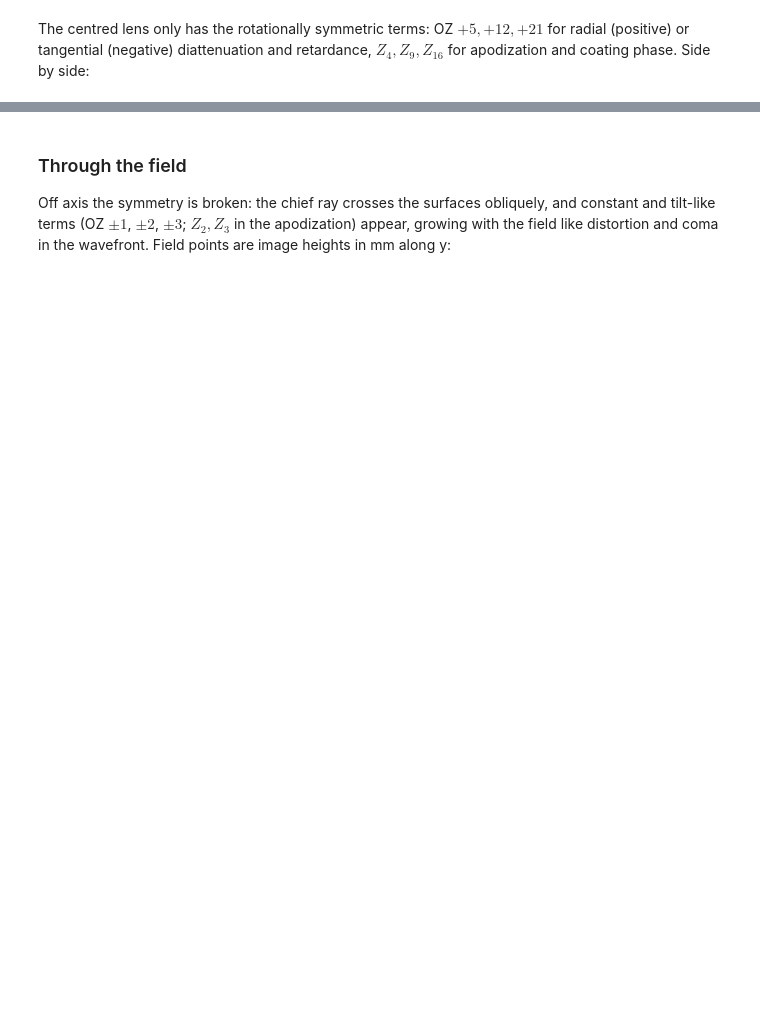
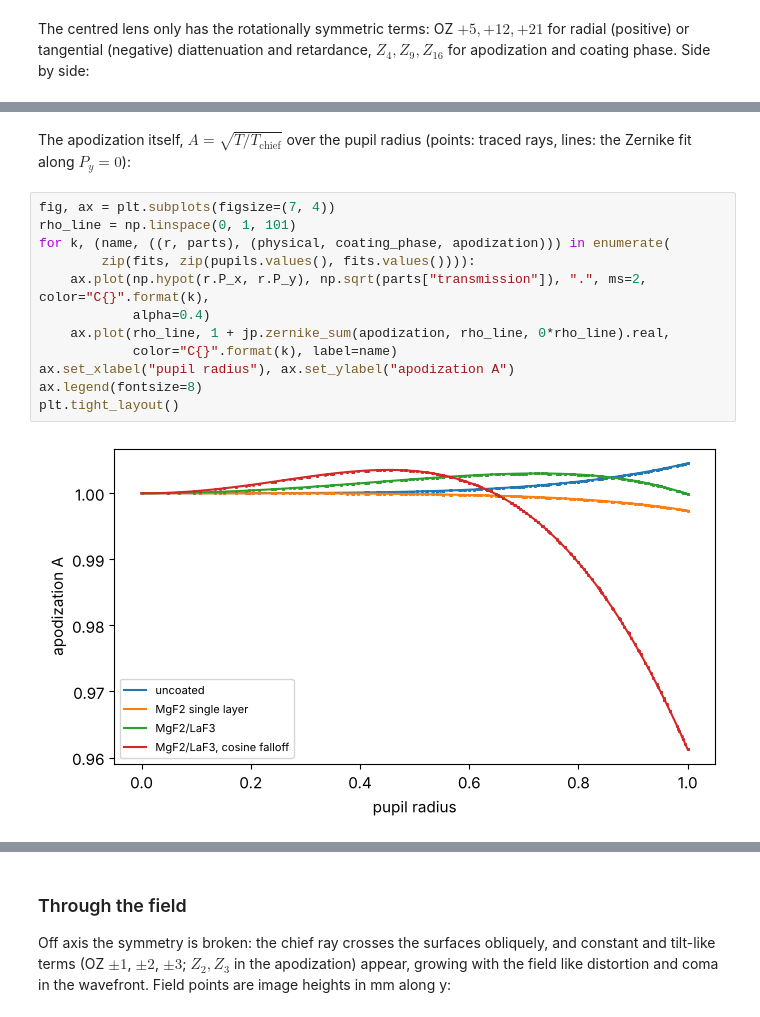
Before and after one commit to aeberspaecher/pyoptics, a Jupyter notebook: notebooks/34_polarization_raytrace.ipynb, the cells around one changed output, grey strips where cells are left out. Saved outputs shown, nothing was run; the diff lists cells and outputs as text; blank space fills up the shorter version.

```diff
--- a/notebooks/34_polarization_raytrace.ipynb
+++ b/notebooks/34_polarization_raytrace.ipynb
@@ -452,3 +451,20 @@ plt.tight_layout()
+# %% [markdown]
+The apodization itself, $A = \sqrt{T/T_\mathrm{chief}}$ over the pupil
+radius (points: traced rays, lines: the Zernike fit along $P_y = 0$):
+# %%
+fig, ax = plt.subplots(figsize=(7, 4))
+rho_line = np.linspace(0, 1, 101)
+for k, (name, ((r, parts), (physical, coating_phase, apodization))) in enumerate(
+        zip(fits, zip(pupils.values(), fits.values()))):
+    ax.plot(np.hypot(r.P_x, r.P_y), np.sqrt(parts["transmission"]), ".", ms=2, color="C{}".format(k),
+            alpha=0.4)
+    ax.plot(rho_line, 1 + jp.zernike_sum(apodization, rho_line, 0*rho_line).real,
+            color="C{}".format(k), label=name)
+ax.set_xlabel("pupil radius"), ax.set_ylabel("apodization A")
+ax.legend(fontsize=8)
+plt.tight_layout()
+# %% [output]
+[figure, added]
 # %% [markdown]
 The uncoated lens is dominated by radial diattenuation (OZ $+5 \approx
 0.22$); its apodization for unpolarized light is weak, as the losses of s
```
Also changed, not shown: parts of 9 cells of this notebook, 1 other file.
